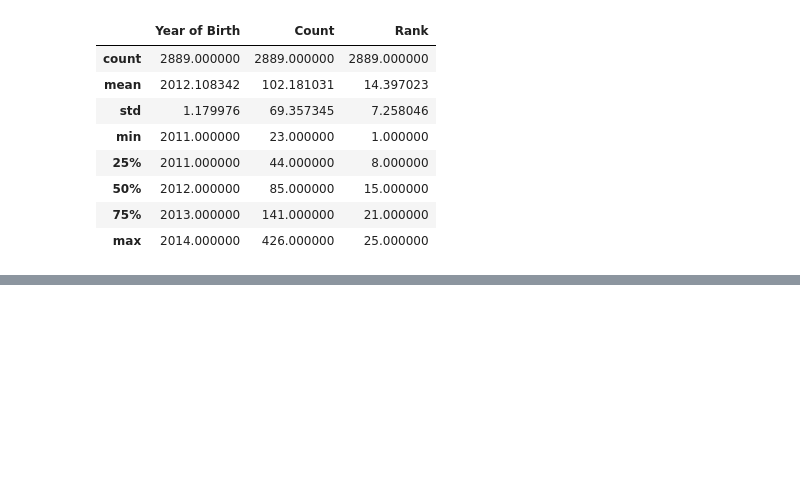
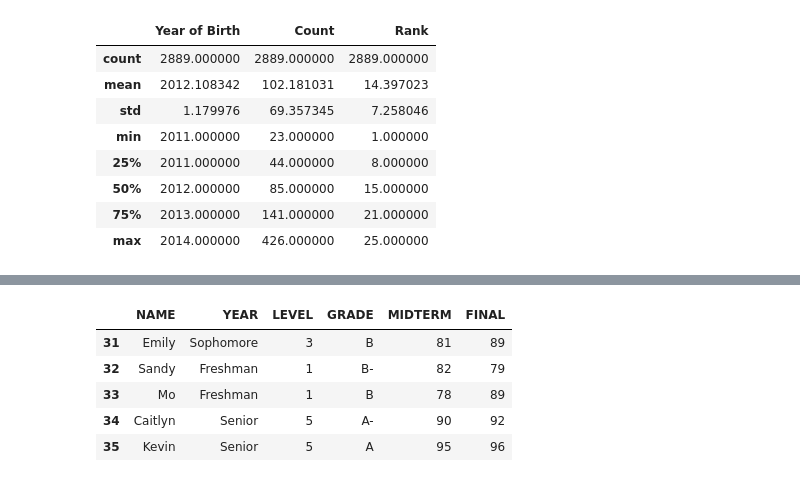
Before and after one commit to mmj32/Class-Practice-Repo, a Jupyter notebook: todo3/pandas_notes_Alicia.ipynb, the cells around one changed output, grey strips where cells are left out. Cells and saved outputs as stored; diff of their text form; code cells hidden in the pictures; blank space fills up the shorter version.

```diff
--- a/todo3/pandas_notes_Alicia.ipynb
+++ b/todo3/pandas_notes_Alicia.ipynb
@@ -249,0 +265,9 @@ names.describe()
+# %%
+grades.tail()
+# %% [output]
+|  | NAME | YEAR | LEVEL | GRADE | MIDTERM | FINAL |
+| 31 | Emily | Sophomore | 3 | B | 81 | 89 |
+| 32 | Sandy | Freshman | 1 | B- | 82 | 79 |
+| 33 | Mo | Freshman | 1 | B | 78 | 89 |
+| 34 | Caitlyn | Senior | 5 | A- | 90 | 92 |
+| 35 | Kevin | Senior | 5 | A | 95 | 96 |
```
Also changed, not shown: parts of 14 cells of this notebook.
